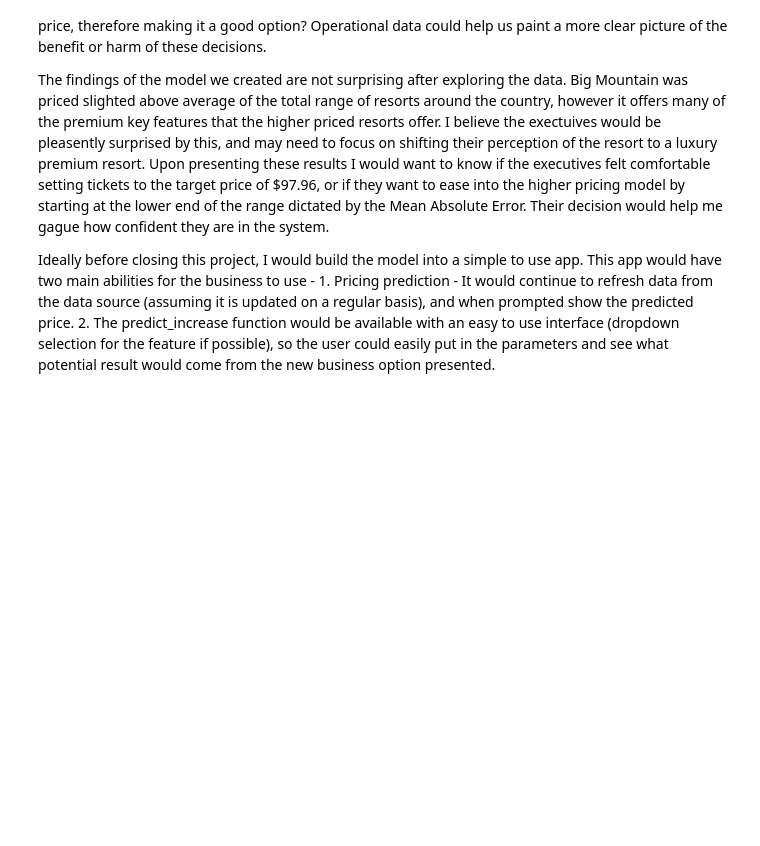
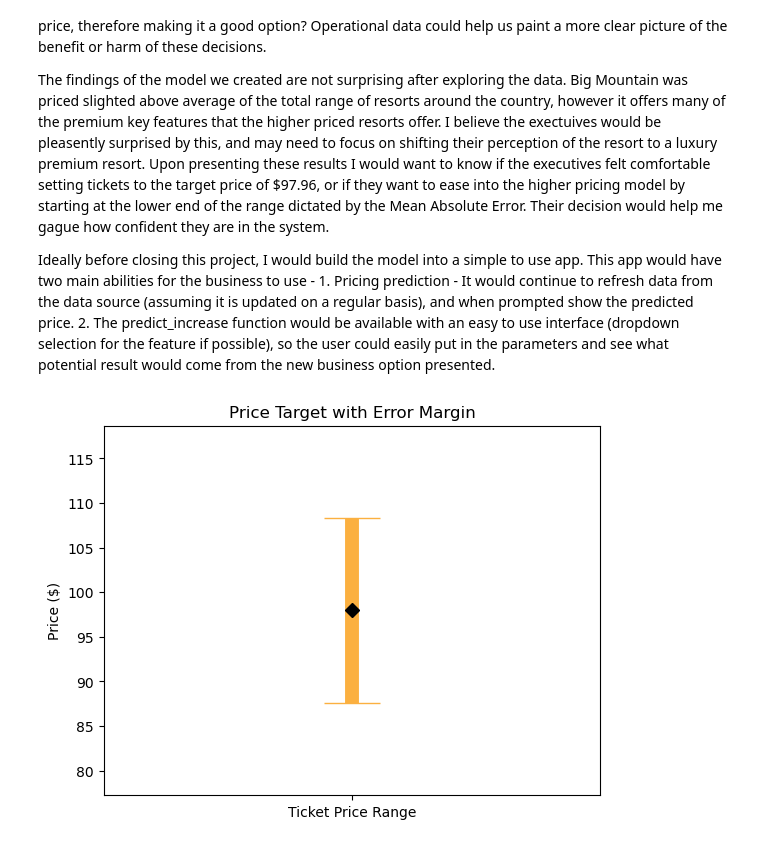
Before and after one commit to histopix175/DataScienceGuidedCapstone, a Jupyter notebook: Notebooks/05_modeling.ipynb, the cells around one changed output. Cells and saved outputs as stored; diff of their text form; code cells hidden in the pictures; blank space fills up the shorter version.

Commit message:
Added plots

```diff
--- a/Notebooks/05_modeling.ipynb
+++ b/Notebooks/05_modeling.ipynb
@@ -428,3 +428,16 @@ The findings of the model we created are not surprising after exploring the data
 Ideally before closing this project, I would build the model into a simple to use app. This app would have two main abilities for the business to use -
     1. Pricing prediction - It would continue to refresh data from the data source (assuming it is updated on a regular basis), and when prompted show the predicted price.
     2. The predict_increase function would be available with an easy to use interface (dropdown selection for the feature if possible), so the user could easily put in the parameters and see what potential result would come from the new business option presented.
+# %%
+target = 97.96
+margin = 10.36
+
+plt.errorbar( x='Ticket Price Range', y=target, yerr=margin, fmt='D', markersize=7, markeredgecolor='black', markerfacecolor='black', color='#fbb040', capsize=20, linewidth=10)
+plt.title("Price Target with Error Margin")
+plt.ylabel("Price ($)")
+plt.ylim(target - margin*2, target + margin*2)
+plt.plot(outli
+
+plt.show()
+# %% [output]
+[figure, added]
```
Also changed, not shown: parts of 1 cell of this notebook.
